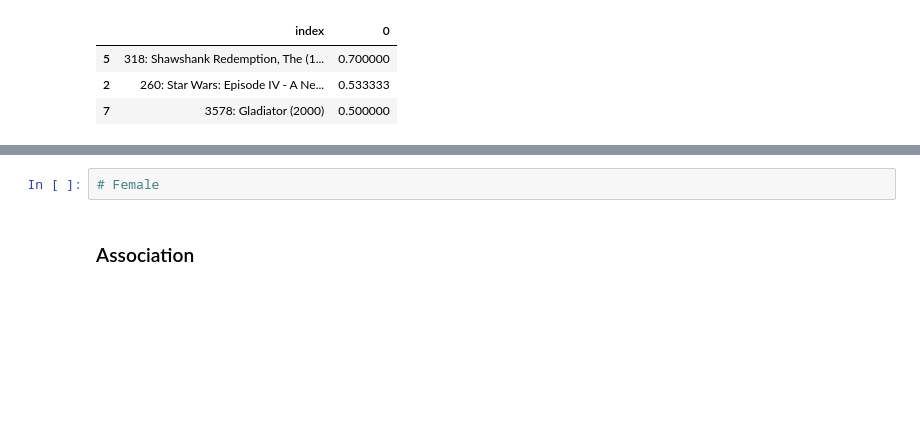
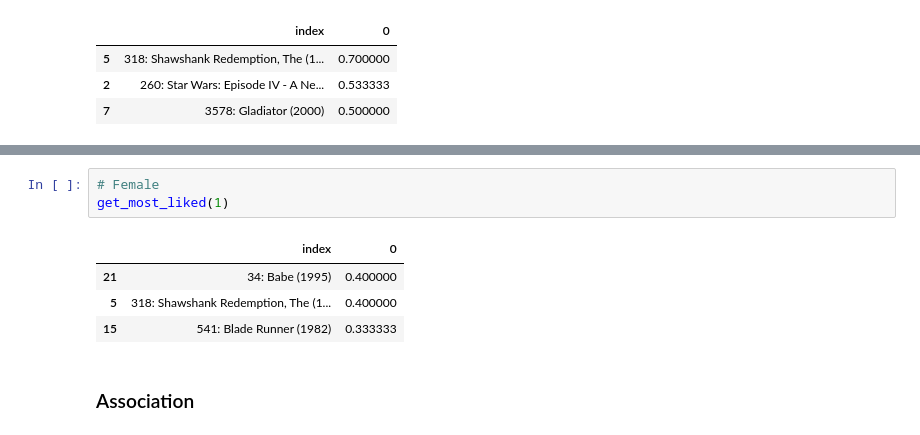
Before and after one commit to mhetrerajat/Introduction_to_Recommender_Systems, a Jupyter notebook: non_personalised.ipynb, the cells around one changed output, grey strips where cells are left out. Drawn from its saved outputs; the diff is of its cells as text; blank space fills up the shorter version.

```diff
--- a/non_personalised.ipynb
+++ b/non_personalised.ipynb
@@ -80,6 +79,12 @@ get_most_liked = lambda x: (df[df["Gender (1 =F, 0=M)"] == x].apply(lambda x:x>=
 | 5 | 318: Shawshank Redemption, The (1... | 0.300000 |
 # %%
 # Female
+get_most_liked(1)
+# %% [output]
+|  | index | 0 |
+| 21 | 34: Babe (1995) | 0.400000 |
+| 5 | 318: Shawshank Redemption, The (1... | 0.400000 |
+| 15 | 541: Blade Runner (1982) | 0.333333 |
 # %% [markdown]
 ### Association
 # %%
```
Also changed, not shown: parts of 1 cell of this notebook, 1 other file.
